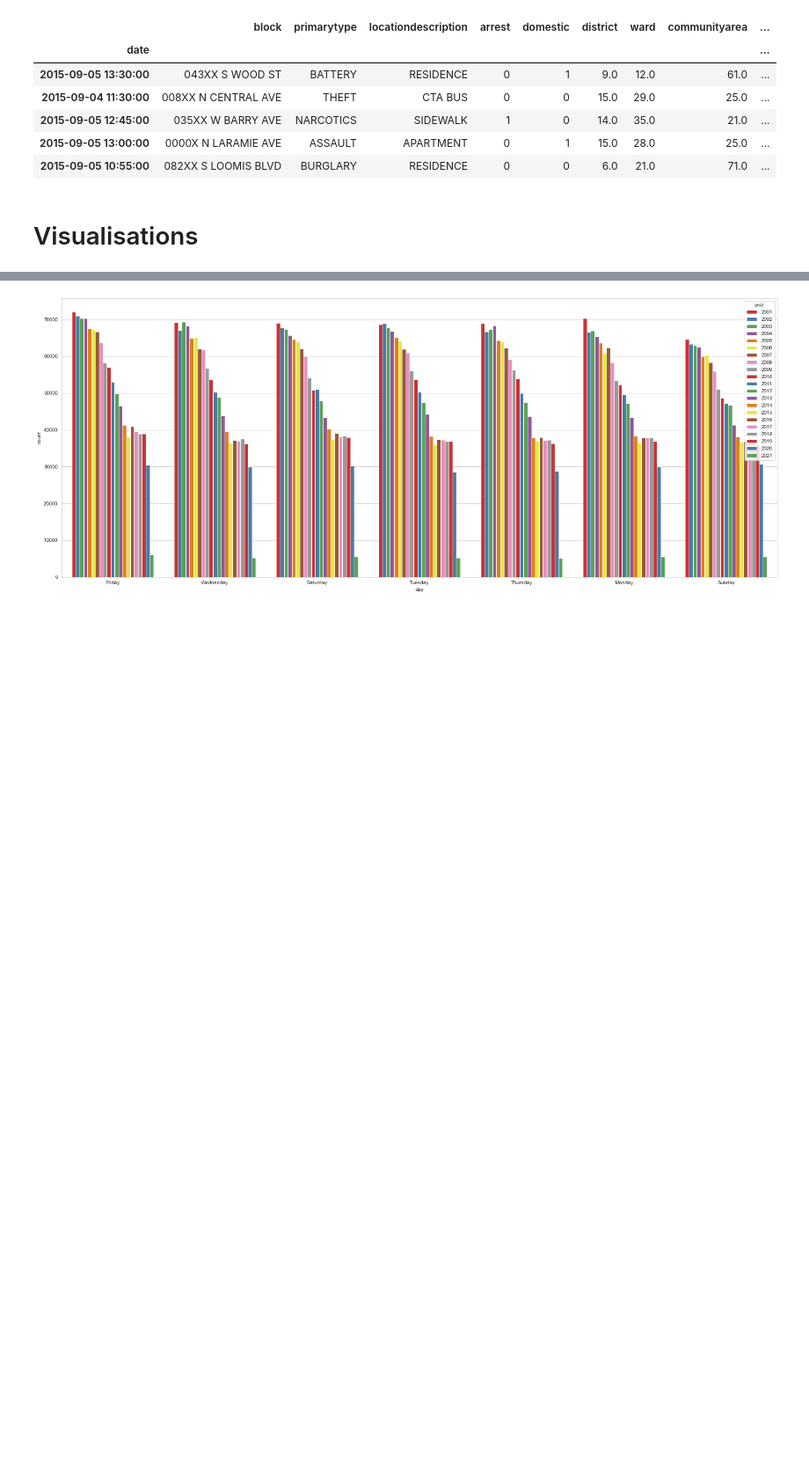
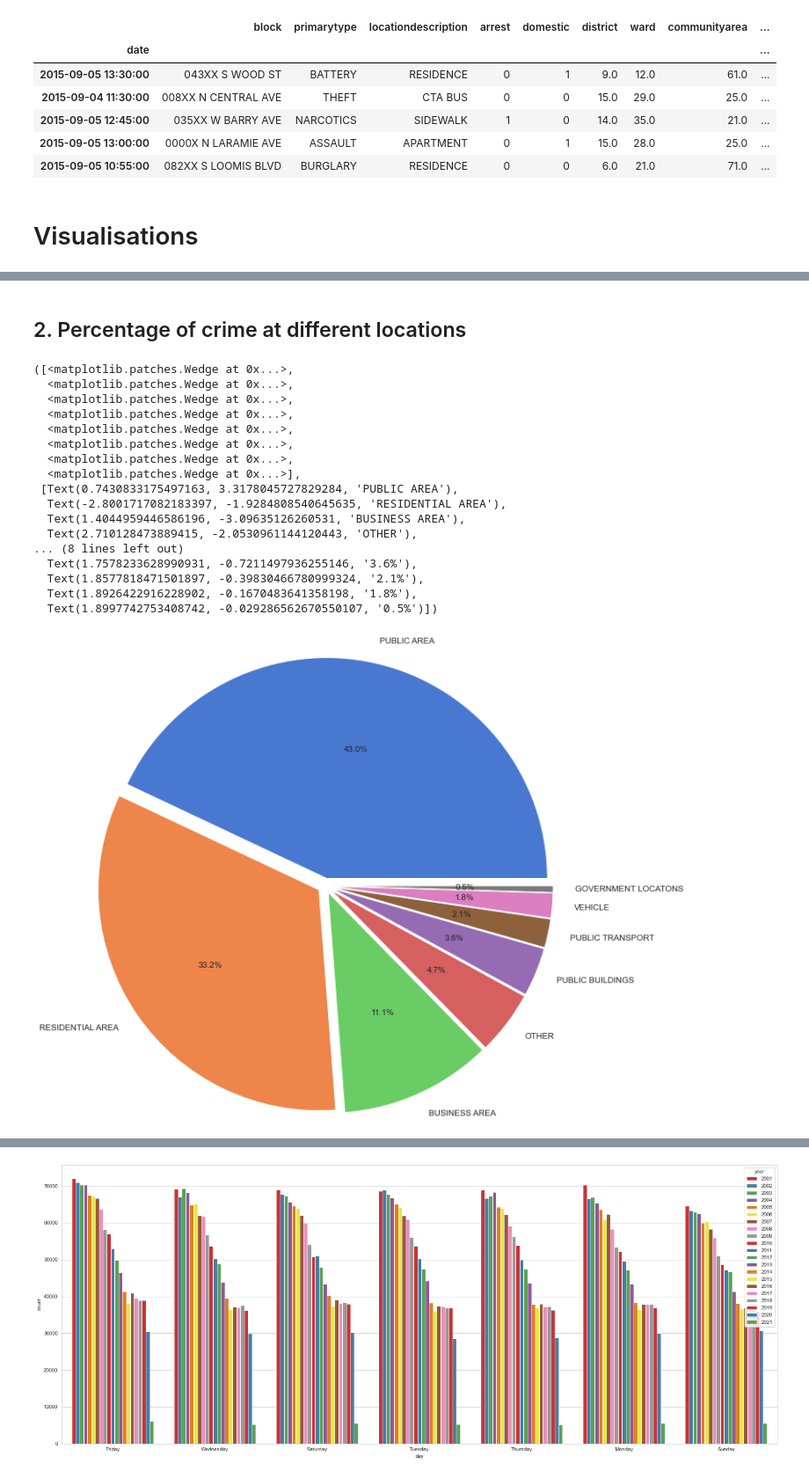
Before and after one commit to tejalvs/ChicagoCrimeAnalysis, a Jupyter notebook: Visualisations.ipynb, the cells around one changed output, grey strips where cells are left out. Shown at 88% size. Drawn from its saved outputs; the diff is of its cells as text; code cells hidden in the pictures; blank space fills up the shorter version.

```diff
--- a/Visualisations.ipynb
+++ b/Visualisations.ipynb
@@ -117,0 +143,25 @@ crimes_df.head(5)
+# %% [markdown]
+## 2. Percentage of crime at different locations
+# %%
+data=crimes_df['grouped_crime_location'].value_counts()
+exp = (0.1, 0.1, 0.1, 0.1,0.1,0.1,0.1,0.1)
+plt.pie(data,labels=data.index,autopct='%1.1f%%',radius=3,explode=exp)
+# %% [output]
+([<matplotlib.patches.Wedge at 0x...>,
+  <matplotlib.patches.Wedge at 0x...>,
+  <matplotlib.patches.Wedge at 0x...>,
+  <matplotlib.patches.Wedge at 0x...>,
+  <matplotlib.patches.Wedge at 0x...>,
+  <matplotlib.patches.Wedge at 0x...>,
+  <matplotlib.patches.Wedge at 0x...>,
+  <matplotlib.patches.Wedge at 0x...>],
+ [Text(0.7430833175497163, 3.3178045727829284, 'PUBLIC AREA'),
+  Text(-2.8001717082183397, -1.9284808540645635, 'RESIDENTIAL AREA'),
+  Text(1.4044959446586196, -3.09635126260531, 'BUSINESS AREA'),
+  Text(2.710128473889415, -2.0530961144120443, 'OTHER'),
+... (8 lines left out)
+  Text(1.7578233628990931, -0.7211497936255146, '3.6%'),
+  Text(1.8577818471501897, -0.39830466780999324, '2.1%'),
+  Text(1.8926422916228902, -0.1670483641358198, '1.8%'),
+  Text(1.8997742753408742, -0.029286562670550107, '0.5%')])
+[figure, added]
```
Also changed, not shown: parts of 32 cells of this notebook.
